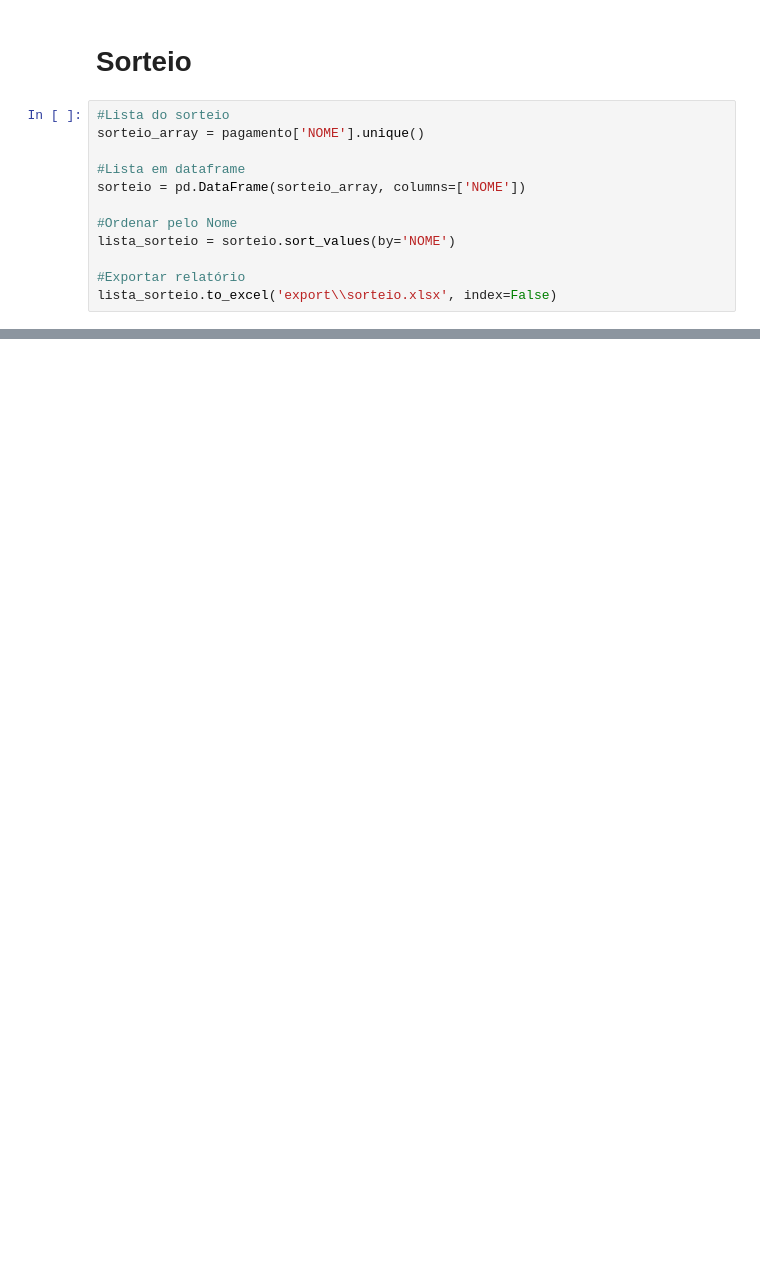
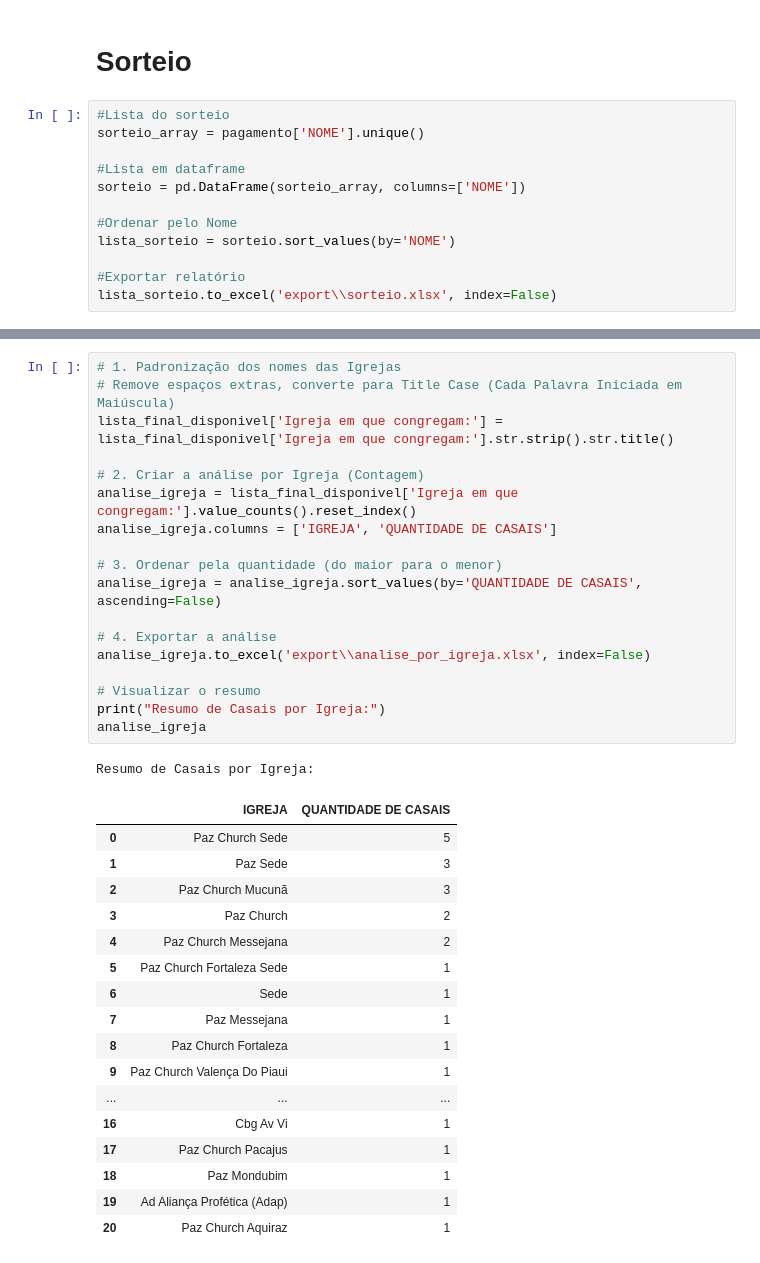
Before and after one commit to jarlanjsl/ECC, a Jupyter notebook: main.ipynb, the cells around one changed output, grey strips where cells are left out. Saved outputs shown, nothing was run; the diff lists cells and outputs as text; blank space fills up the shorter version.

```diff
--- a/main.ipynb
+++ b/main.ipynb
@@ -120,0 +330,37 @@ lista_sorteio
+# %%
+# 1. Padronização dos nomes das Igrejas
+# Remove espaços extras, converte para Title Case (Cada Palavra Iniciada em Maiúscula)
+lista_final_disponivel['Igreja em que congregam:'] = lista_final_disponivel['Igreja em que congregam:'].str.strip().str.title()
+
+# 2. Criar a análise por Igreja (Contagem)
+analise_igreja = lista_final_disponivel['Igreja em que congregam:'].value_counts().reset_index()
+analise_igreja.columns = ['IGREJA', 'QUANTIDADE DE CASAIS']
+
+# 3. Ordenar pela quantidade (do maior para o menor)
+analise_igreja = analise_igreja.sort_values(by='QUANTIDADE DE CASAIS', ascending=False)
+
+# 4. Exportar a análise
+analise_igreja.to_excel('export\\analise_por_igreja.xlsx', index=False)
+
+# Visualizar o resumo
+print("Resumo de Casais por Igreja:")
+analise_igreja
+# %% [output]
+Resumo de Casais por Igreja:
+|  | IGREJA | QUANTIDADE DE CASAIS |
+| 0 | Paz Church Sede | 5 |
+| 1 | Paz Sede | 3 |
+| 2 | Paz Church Mucunã | 3 |
+| 3 | Paz Church | 2 |
+| 4 | Paz Church Messejana | 2 |
+| 5 | Paz Church Fortaleza Sede | 1 |
+| 6 | Sede | 1 |
+| 7 | Paz Messejana | 1 |
+| 8 | Paz Church Fortaleza | 1 |
+| 9 | Paz Church Valença Do Piaui | 1 |
+| ... | ... | ... |
+| 16 | Cbg Av Vi | 1 |
+| 17 | Paz Church Pacajus | 1 |
+| 18 | Paz Mondubim | 1 |
+| 19 | Ad Aliança Profética (Adap) | 1 |
+| 20 | Paz Church Aquiraz | 1 |
```
Also changed, not shown: parts of 13 cells of this notebook, 2 other files.
